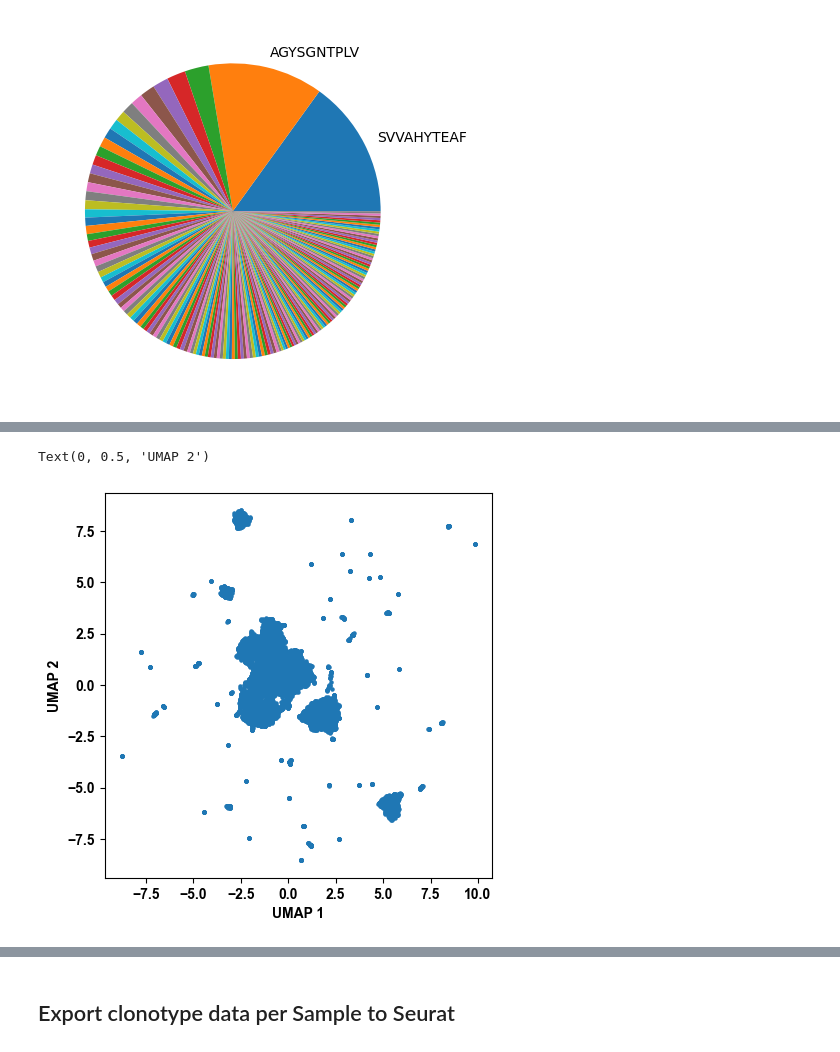
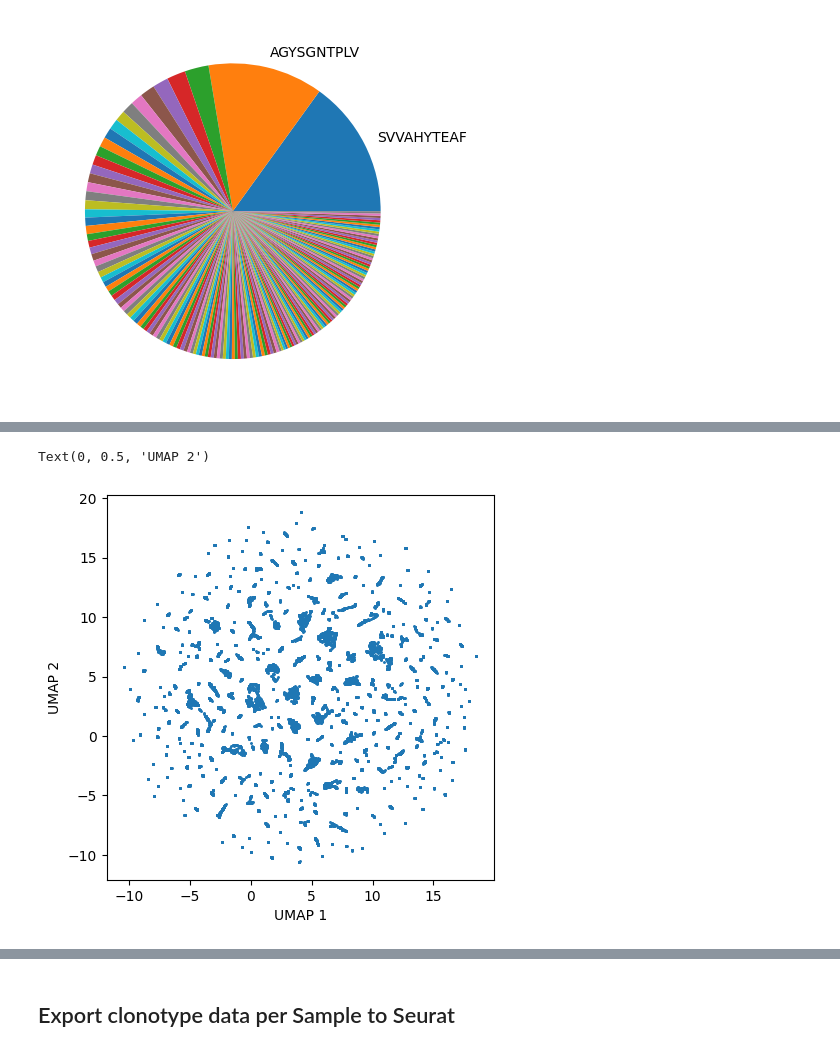
Before and after one commit to Perik-Zavodskii/TCRscape, a Jupyter notebook: TCRsacape.ipynb, the cells around one changed output, grey strips where cells are left out. Saved outputs shown, nothing was run; the diff lists cells and outputs as text; code cells hidden in the pictures.

```diff
--- a/TCRsacape.ipynb
+++ b/TCRsacape.ipynb
@@ -205,11 +204,10 @@ T
 # %%
-# Minimum clonotypes
+# Select the minimal number of clonotypes in T-cells to use in downstream anaysis
 min_clones = 1
 
-# Featurs to use for clustering
-features_to_cluster = ['CD4', 'CD8A', 'NKG7', # T-cell type
-                       'FOXP3',  # Treg
-                       # 'SELL','IL7R','CCR7', 'IFNG', 'IL2RA', # T-cell type markers
-                       'Sample_Group 1','Sample_Group 2','Sample_Group 3'
+# Select the featurs to use for clustering
+features_to_cluster = ['CD4', 'CD8A', 'FOXP3',
+                       'SELL','IL7R','CCR7', 'IFNG', 'IL2RA', 'NKG7',
+                       'Sample_Group 1','Sample_Group 2' # Don't forget the meta data
                       ]
 # %%
@@ -233,19 +280,7 @@ df
 # %%
-X = df.drop(columns=['Sample_Group 1', 'Sample_Group 2', 'Sample_Group 3']) # Remove the meta data
-# X = StandardScaler().fit_transform(X) # Gives bad clusters sometimes
+# Compute the PCA embeddings
 
-# Plot background color
-plt.rcParams['axes.facecolor'] = 'white'
-# plt.rcParams['axes.facecolor'] = 'black'
+pca = PCA(n_components=30, random_state=14)
 
-# PCA
-pca = PCA(n_components=20)
-pca_fit = pca.fit(X.T)
-PC_values = np.arange(pca.n_components_) + 1
-plt.figure(figsize=(7,5))
-plt.plot(PC_values, pca.explained_variance_ratio_, 'o-', linewidth=2, color='#0096FF')
-plt.title('Scree Plot')
-plt.xlabel('Principal Component')
-plt.ylabel('Variance Explained')
-plt.savefig('Scree Plot.png', dpi=600, bbox_inches='tight')
-plt.show()
+X_cells = X
+X_pcs   = pca.fit_transform(X_cells)
@@ -254,20 +303,22 @@ plt.show()
 # %%
-n_components = 5 # From the Scree Plot
+# Calculate UMAP
 
-# UMAP
+n_pcs = 16 # Select the number from the Scree Plot above
+X_pcs_trim = X_pcs[:, :n_pcs]
+
 clusterable_embedding = umap.UMAP(
                                   n_neighbors=5,
                                   min_dist=0.1,
-                                  n_components=n_components,
+                                  n_components=2,
                                   random_state=14,
-                                 ).fit_transform(X)
+                                 ).fit_transform(X_pcs_trim)
 plt.figure(figsize=(5,5))
 plt.scatter(clusterable_embedding[:, 0], clusterable_embedding[:, 1],
-             s=5, cmap='Spectral')
+            marker=".", s=5, cmap='Spectral')
 plt.xlabel('UMAP 1')
 plt.ylabel('UMAP 2')
 # %% [output]
 Text(0, 0.5, 'UMAP 2')
-[figure, old version]
+[figure, new version]
 # %%
 # Run HDBSCAN clustering
```
Also changed, not shown: parts of 42 cells of this notebook, 5 other files.
